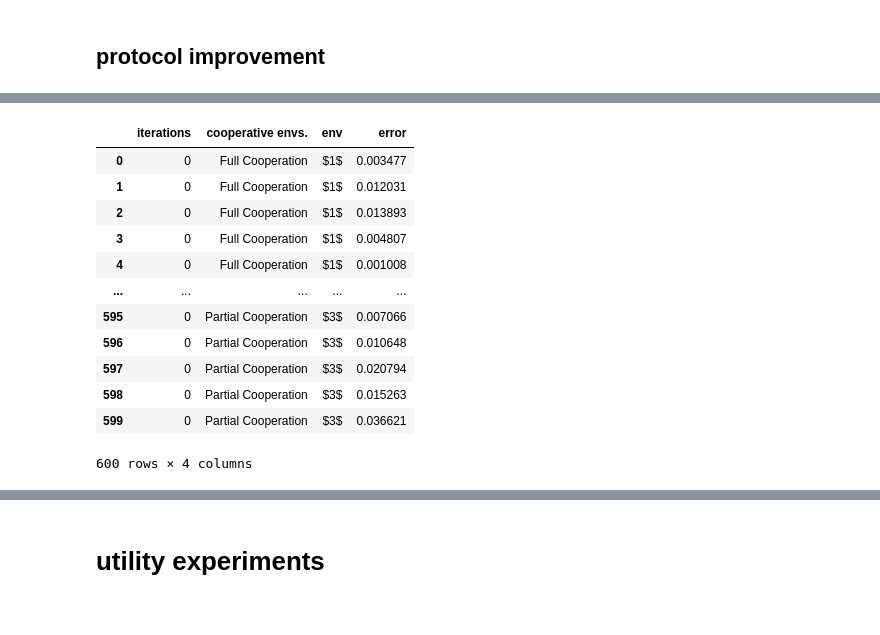
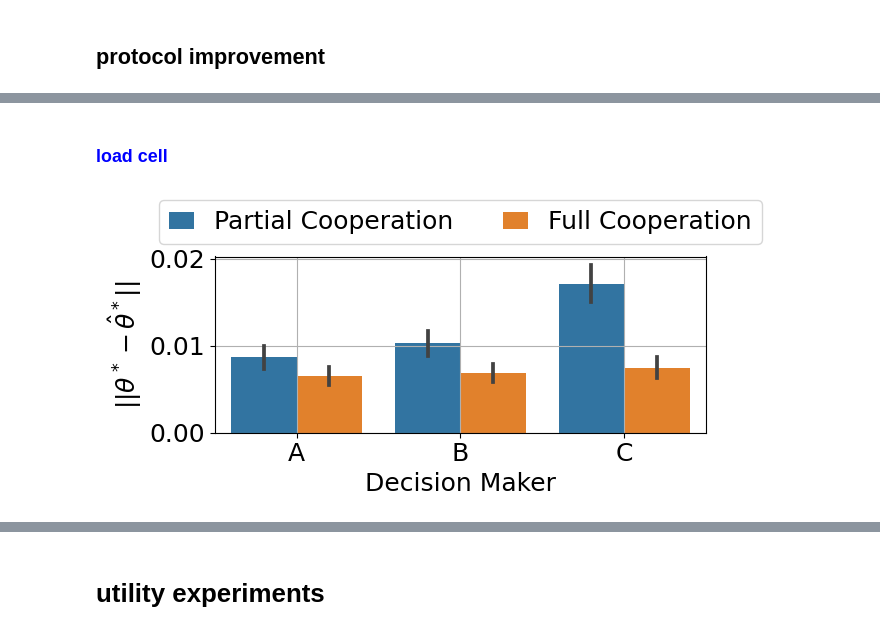
Before and after one commit to muneebaadil/strategic-instrumental-variable-regression, a Jupyter notebook: experiments.ipynb, the cells around one changed output, grey strips where cells are left out. Cells and saved outputs as stored; diff of their text form; code cells hidden in the pictures.

Commit message:
compute and load cells in the notebook

```diff
--- a/experiments.ipynb
+++ b/experiments.ipynb
@@ -516,12 +535,17 @@ for nce  in tqdm.tqdm(coop_envs):
         runs = p.starmap(algos.run_multi_env, args_list )
         _runs.append(runs)
 # %%
+# some post-processing to save some disk space upon saving.
 dfs = []
 for i, nce in enumerate((coop_envs)):
   df = algos.runs2df([r[0] for r in _runs[i]])
   df['cooperative envs.'] = r'Full Cooperation' if nce == 3 else r'Partial Cooperation'
   dfs.append(df)
-
 df = pd.concat(dfs)
 df['ours_env0+ours_env1'] = (df['ours_env0'] + df['ours_env1']) / 2.
 df
+
+try:
+    save_runs('experiments', 'protocol-improvement', df, args)
+except FileExistsError:
+    pass
@@ -542,22 +552,31 @@ df
+# %% [markdown]
+
+### <font color='blue'>load cell</font>
+# %%
+with open(os.path.join(exp_dir_load, 'protocol-improvement', 'results'), 'rb') as f:
+    df = pickle.load(f)
 # %%
-value_vars= (f'ours_env{i}' for i in range(args.num_envs))
+value_vars= (f'ours_env{i}' for i in range(3))
 dflong = pd.melt(df, id_vars=('iterations', 'cooperative envs.'), value_vars=value_vars, var_name='env', value_name='error' )
 dflong
 
-rename_cats_args = {f'ours_env{env_idx}': f'${env_idx+1}$' for env_idx in range(args.num_envs)}
+rename_cats_args = {f'ours_env{env_idx}': f'${env_idx+1}$' for env_idx in range(3)}
 dflong['env']=dflong.env.astype('category').cat.rename_categories(rename_cats_args)
 dflong
+fig,ax=plt.subplots(figsize=(7,3.5))
+sns.barplot(dflong, x='env', hue='cooperative envs.', y='error',
+            palette={'Full Cooperation': sns.color_palette()[1], 'Partial Cooperation': sns.color_palette()[0]},
+            hue_order=('Partial Cooperation', 'Full Cooperation'))
+# ax.legend(bbox_to_anchor=(1,1), title='cooperative envs.')
+ax.grid()
+ax.set_ylabel(r'$|| \theta^* - \hat{\theta}^*||$')
+ax.set_xlabel('Decision Maker')
+
+handles, labels = ax.get_legend_handles_labels()
+ax.legend(handles=handles[:], labels=labels[:], ncol=2, loc='lower center', bbox_to_anchor=(0.5, 1), handlelength=1, labelspacing =0)
+ax.set_xticklabels(('A', 'B', 'C'))
+
+plt.tight_layout()
+plt.savefig('figures/protocol-vs-no-protocol-group.pdf')
 # %% [output]
-|  | iterations | cooperative envs. | env | error |
-| 0 | 0 | Full Cooperation | $1$ | 0.003477 |
-| 1 | 0 | Full Cooperation | $1$ | 0.012031 |
-| 2 | 0 | Full Cooperation | $1$ | 0.013893 |
-| 3 | 0 | Full Cooperation | $1$ | 0.004807 |
-| 4 | 0 | Full Cooperation | $1$ | 0.001008 |
-| ... | ... | ... | ... | ... |
-| 595 | 0 | Partial Cooperation | $3$ | 0.007066 |
-| 596 | 0 | Partial Cooperation | $3$ | 0.010648 |
-| 597 | 0 | Partial Cooperation | $3$ | 0.020794 |
-| 598 | 0 | Partial Cooperation | $3$ | 0.015263 |
-| 599 | 0 | Partial Cooperation | $3$ | 0.036621 |
-600 rows × 4 columns
+[figure, added]
```
Also changed, not shown: parts of 43 cells of this notebook.
